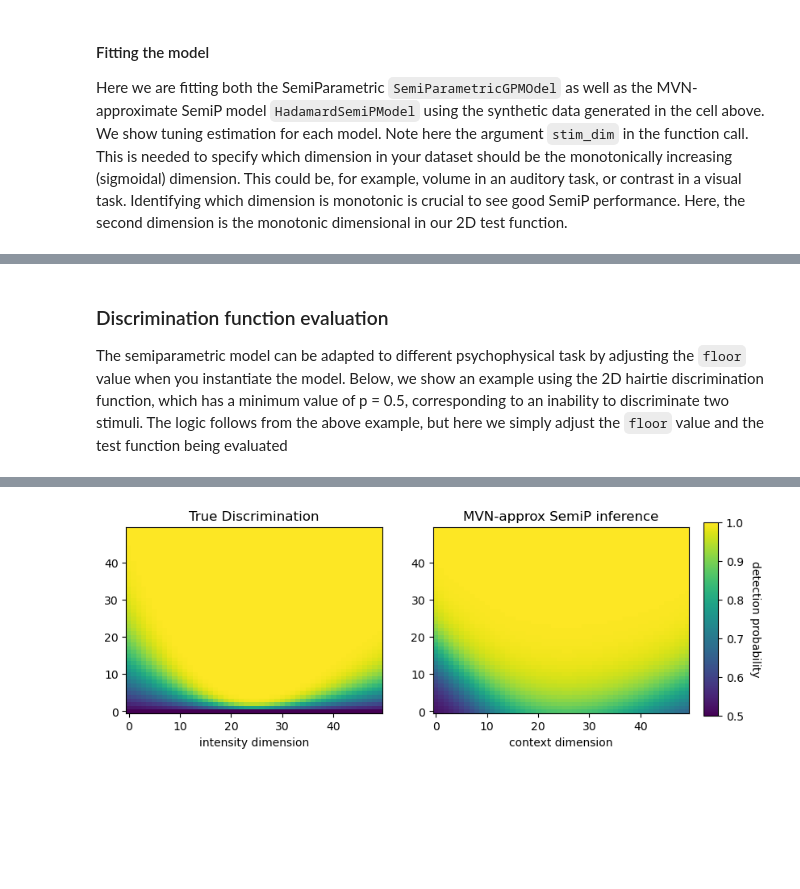
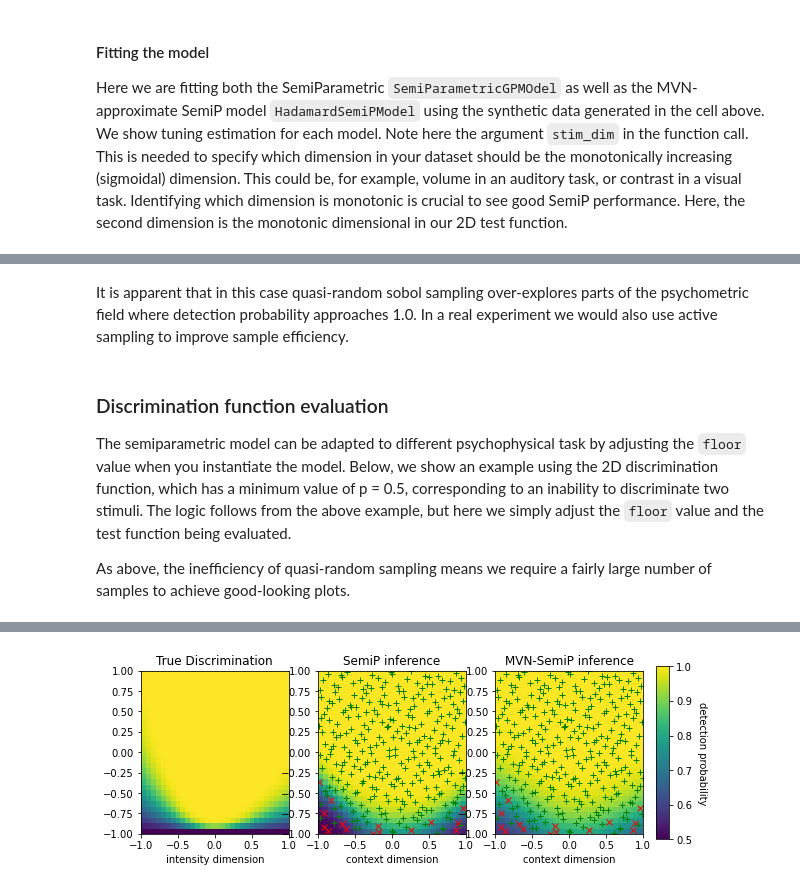
Before and after one commit to facebookresearch/aepsych, a Jupyter notebook: tutorials/Semi_P_tutorial.ipynb, the cells around one changed output, grey strips where cells are left out. Saved outputs shown, nothing was run; the diff lists cells and outputs as text; code cells hidden in the pictures; blank space fills up the shorter version.

````diff
--- a/tutorials/Semi_P_tutorial.ipynb
+++ b/tutorials/Semi_P_tutorial.ipynb
@@ -104,46 +114,64 @@ cbar.set_label("detection probability", rotation=270, labelpad=15)
+# %% [markdown]
+It is apparent that in this case quasi-random sobol sampling over-explores parts of the psychometric field where detection probability approaches 1.0. In a real experiment we would also use active sampling to improve sample efficiency.
 # %% [markdown]
 ### Discrimination function evaluation
 
-The semiparametric model can be adapted to different psychophysical task by adjusting the ```floor``` value when you instantiate the model. Below, we show an example using the 2D hairtie discrimination function, which has a minimum value of p = 0.5, corresponding to an inability to discriminate two stimuli. The logic follows from the above example, but here we simply adjust the ```floor``` value and the test function being evaluated
+The semiparametric model can be adapted to different psychophysical task by adjusting the ```floor``` value when you instantiate the model. Below, we show an example using the 2D discrimination function, which has a minimum value of p = 0.5, corresponding to an inability to discriminate two stimuli. The logic follows from the above example, but here we simply adjust the ```floor``` value and the test function being evaluated.
+
+As above, the inefficiency of quasi-random sampling means we require a fairly large number of samples to achieve good-looking plots.
 # %%
-
 lb = [-1, -1] ##
 ub = [1, 1]
 
-xgrid = dim_grid(lower=lb, upper=ub, dim=2, gridsize = 50)
+xgrid = dim_grid(lower=lb, upper=ub, dim=2, gridsize = 30)
 
 fgrid = novel_discrimination_testfun(xgrid)
 
 
 # now generate some data from the Bernoulli distribution defined over a set of training locations
-xtrain = make_scaled_sobol(lb=lb, ub=ub, size=300) ##using random sobol sampling here for data generation
+xtrain = make_scaled_sobol(lb=lb, ub=ub, size=300) # using random sobol sampling here for data generation
 ftrain = novel_discrimination_testfun(xtrain)
 ytrain = Bernoulli(torch.Tensor(norm.cdf(ftrain))).sample()
 
+### fit SemiP model
 
-### fit semip model
+## note you can adjust the slope_mean value to bias a steeper rise with intensity.
+# Default value is 2, here we are setting to 6
+semip_model = SemiParametricGPModel(lb=lb, ub=ub, dim=2, stim_dim=1, slope_mean=6,
+                                    likelihood=LinearBernoulliLikelihood(objective=FloorProbitObjective(floor=0.5)))
+semip_model.fit(xtrain, ytrain)
 
-## note you can adjust the slope_mean value to bias a steeper rise with intensity. Default value is 2, here we are setting to 6
-semip_model = SemiParametricGPModel(lb=lb, ub=ub, dim=2, stim_dim=1, slope_mean = 6, likelihood=LinearBernoulliLikelihood(objective=FloorLogitObjective(floor=0.5)))
+approx_model = HadamardSemiPModel(lb=lb, ub=ub, dim=2, stim_dim=1, slope_mean=6,
+                                  likelihood=BernoulliObjectiveLikelihood(objective=FloorProbitObjective(floor=0.5)))
 
-semip_model.fit(xtrain, ytrain, warmstart_hyperparams=True, warmstart_induc=True)
+semip_model.fit(xtrain, ytrain)
+approx_model.fit(xtrain, ytrain)
 
 #make predictions at locations on a 2D grid and plot
 semiP_pred_mu, _ = semip_model.predict(torch.Tensor(xgrid), probability_space=True)
+approx_pred_mu, _ = approx_model.predict(torch.Tensor(xgrid), probability_space=True)
 
+fig, axs = plt.subplots(1, 3, figsize=(9, 3))
 
-fig, axs = plt.subplots(1, 2, figsize=(9, 3))
-
-axs[0].imshow(norm.cdf(fgrid).reshape(50, 50).T, aspect="auto", origin="lower", vmin=0.5, vmax = 1)
+axs[0].imshow(norm.cdf(fgrid).reshape(30, 30).T, aspect="auto", origin="lower", vmin=0.5, vmax=1,
+              extent=[lb[0], ub[0], lb[1], ub[1]])
 axs[0].set_title('True Discrimination')
 axs[0].set_xlabel("context dimension")
 axs[0].set_xlabel("intensity dimension")
 
-im1 = axs[1].imshow(semiP_pred_mu.reshape(50, 50).T, aspect="auto", origin="lower", vmin=0.5, vmax = 1)
-axs[1].set_title('MVN-approx SemiP inference')
+im1 = axs[1].imshow(semiP_pred_mu.reshape(30, 30).T, aspect="auto", origin="lower", vmin=0.5, vmax=1,
+                    extent=[lb[0], ub[0], lb[1], ub[1]])
+axs[1].set_title('SemiP inference')
 axs[1].set_xlabel("context dimension")
+axs[1].plot(xtrain[ytrain==0,0], xtrain[ytrain==0,1], 'rx')
+axs[1].plot(xtrain[ytrain==1,0], xtrain[ytrain==1,1], 'g+')
 
-
+axs[2].imshow(approx_pred_mu.reshape(30, 30).T, aspect="auto", origin="lower", vmin=0.5, vmax=1,
+              extent=[lb[0], ub[0], lb[1], ub[1]])
+axs[2].set_title('MVN-SemiP inference')
+axs[2].set_xlabel("context dimension")
+axs[2].plot(xtrain[ytrain==0,0], xtrain[ytrain==0,1], 'rx')
+axs[2].plot(xtrain[ytrain==1,0], xtrain[ytrain==1,1], 'g+')
 
 cb_ax = fig.add_axes([.92, 0.1, 0.02, 0.8])
 cbar = fig.colorbar(im1, cax=cb_ax)
@@ -154 +186 @@ cbar.set_label("detection probability", rotation=270, labelpad=15)
-[figure, old version]
+[figure, new version]
````
Also changed, not shown: parts of 10 cells of this notebook.
